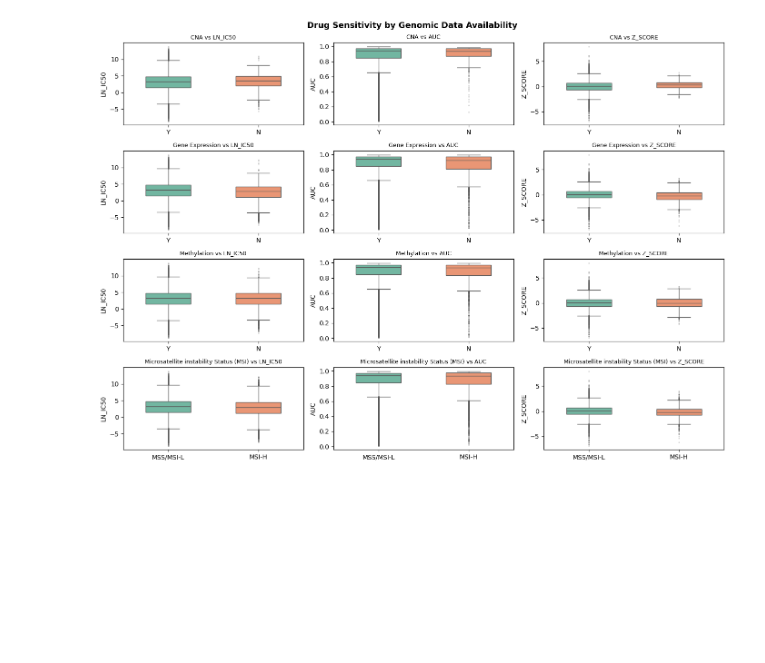
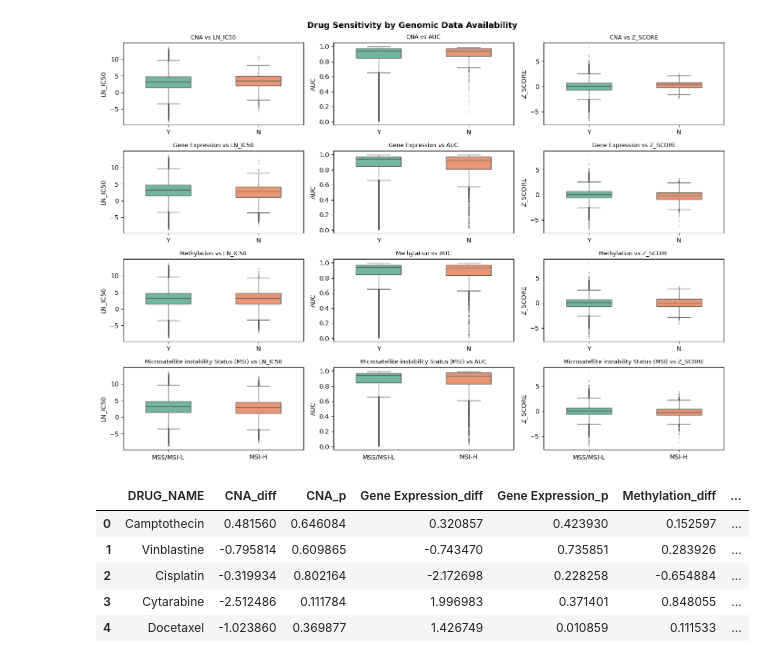
Before and after one commit to dioufra/hackbio-team-phenylalanine-methionine, a Jupyter notebook: stage01/notebook/notebook.ipynb, the cells around one changed output. Drawn from its saved outputs; the diff is of its cells as text; code cells hidden in the pictures; blank space fills up the shorter version.

```diff
--- a/stage01/notebook/notebook.ipynb
+++ b/stage01/notebook/notebook.ipynb
@@ -554,3 +555,42 @@ plt.savefig("genomic_flags_vs_sensitivity.png", dpi=150, bbox_inches="tight")
 plt.show()
 # %% [output]
 [figure]
+# %%
+results = []
+
+features = ["CNA", "Gene Expression", "Methylation"]
+
+for drug in gdsc["DRUG_NAME"].unique():
+    subset = gdsc[gdsc["DRUG_NAME"] == drug]
+
+    drug_result = {"DRUG_NAME": drug}
+
+    for feature in features:
+
+        if subset[feature].nunique() < 2:
+            drug_result[feature + "_p"] = None
+            drug_result[feature + "_diff"] = None
+            continue
+
+        groups = subset[feature].unique()
+
+        g1 = subset[subset[feature] == groups[0]]["LN_IC50"]
+        g2 = subset[subset[feature] == groups[1]]["LN_IC50"]
+
+        diff = g1.mean() - g2.mean()
+        stat, p = ttest_ind(g1, g2)
+
+        drug_result[feature + "_diff"] = diff
+        drug_result[feature + "_p"] = p
+
+    results.append(drug_result)
+
+multi_feature_df = pd.DataFrame(results)
+multi_feature_df.head()
+# %% [output]
+|  | DRUG_NAME | CNA_diff | CNA_p | Gene Expression_diff | Gene Expression_p | Methylation_diff | ... |
+| 0 | Camptothecin | 0.481560 | 0.646084 | 0.320857 | 0.423930 | 0.152597 | ... |
+| 1 | Vinblastine | -0.795814 | 0.609865 | -0.743470 | 0.735851 | 0.283926 | ... |
+| 2 | Cisplatin | -0.319934 | 0.802164 | -2.172698 | 0.228258 | -0.654884 | ... |
+| 3 | Cytarabine | -2.512486 | 0.111784 | 1.996983 | 0.371401 | 0.848055 | ... |
+| 4 | Docetaxel | -1.023860 | 0.369877 | 1.426749 | 0.010859 | 0.111533 | ... |
```
Also changed, not shown: parts of 1 cell of this notebook.
